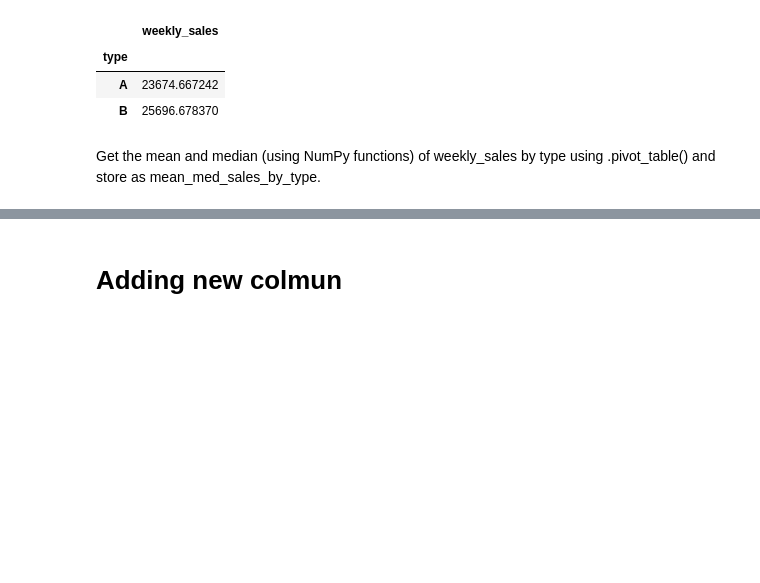
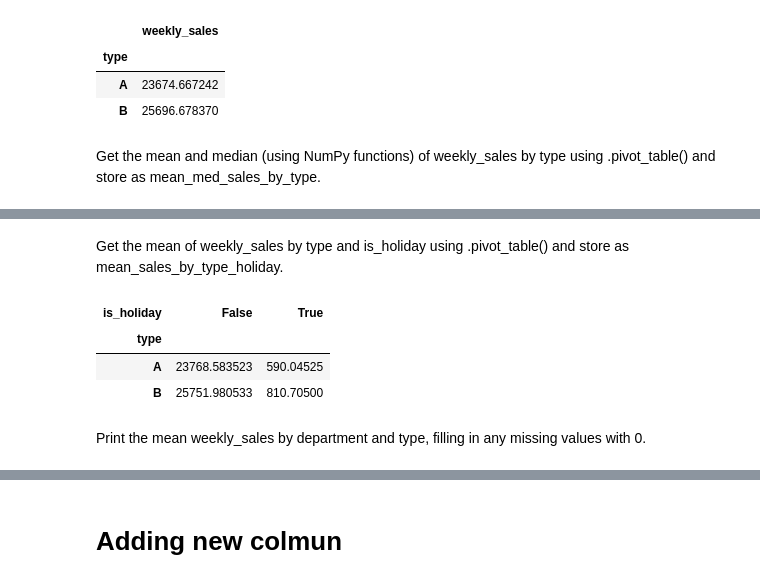
Before and after one commit to albertNSBM/Pandas_revision, a Jupyter notebook: Pandas_revision.ipynb, the cells around one changed output, grey strips where cells are left out. Saved outputs shown, nothing was run; the diff lists cells and outputs as text; code cells hidden in the pictures; blank space fills up the shorter version.

```diff
--- a/Pandas_revision.ipynb
+++ b/Pandas_revision.ipynb
@@ -467,0 +477,12 @@ Get the mean and median (using NumPy functions) of weekly_sales by type using .p
+# %% [markdown]
+Get the mean of weekly_sales by type and is_holiday using .pivot_table() and store as mean_sales_by_type_holiday.
+# %%
+mean_sales_by_type_holiday=sales.pivot_table(values='weekly_sales',columns='is_holiday',index='type')
+mean_sales_by_type_holiday
+# %% [output]
+| is_holiday | False | True |
+| type |  |  |
+| A | 23768.583523 | 590.04525 |
+| B | 25751.980533 | 810.70500 |
+# %% [markdown]
+Print the mean weekly_sales by department and type, filling in any missing values with 0.
```
Also changed, not shown: parts of 2 cells of this notebook.
